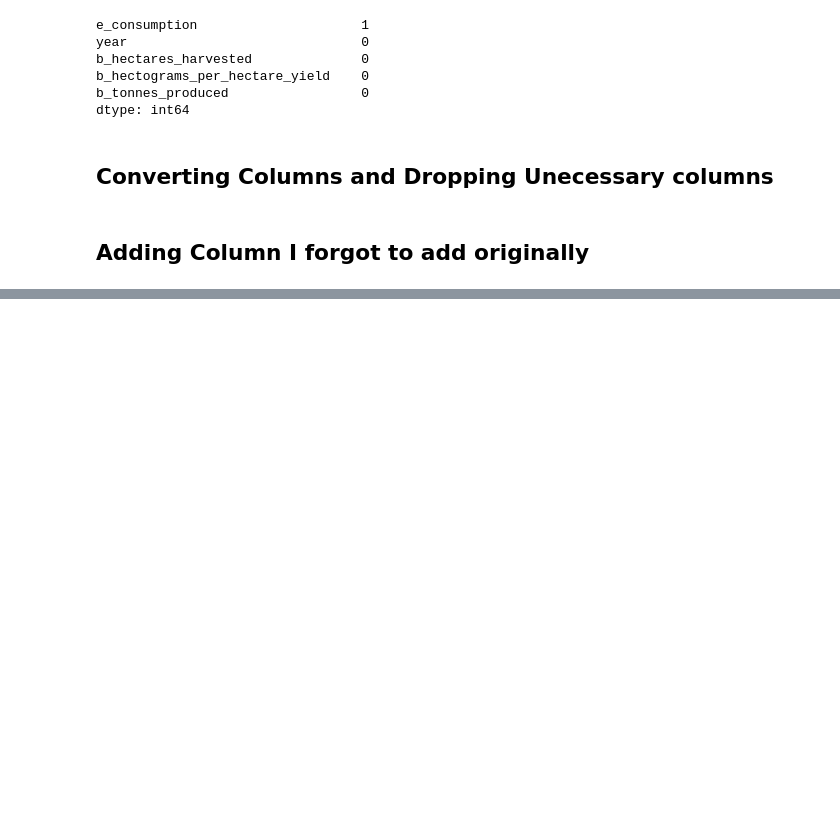
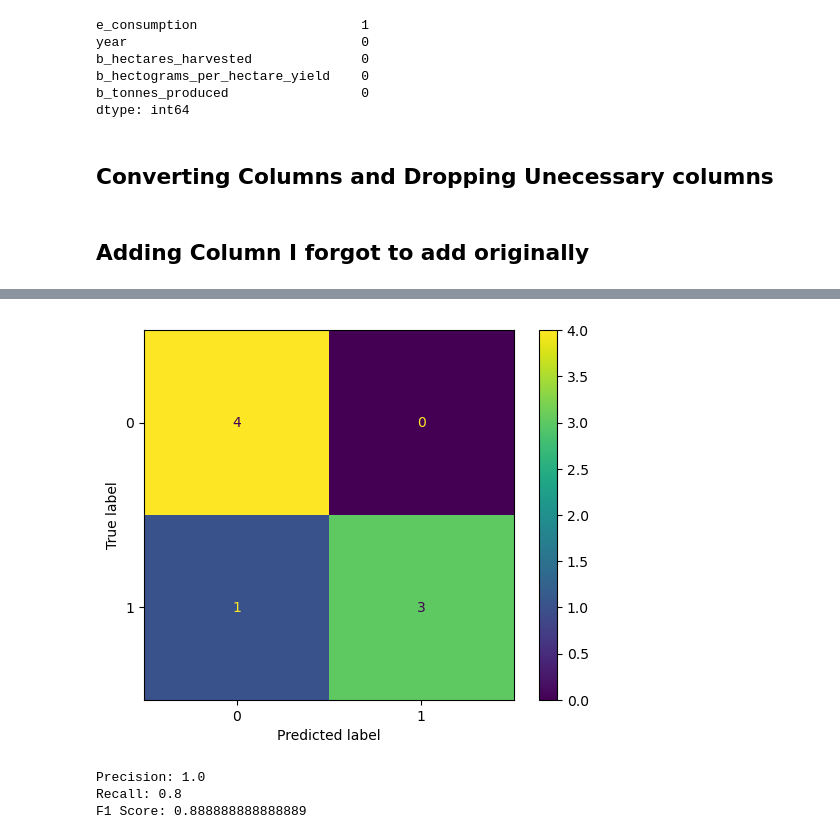
Before and after one commit to sanghyuns/Climate_Change_vs_Coffee_Production, a Jupyter notebook: capparelli.ipynb, the cells around one changed output, grey strips where cells are left out. Drawn from its saved outputs; the diff is of its cells as text; code cells hidden in the pictures; blank space fills up the shorter version.

Commit message:
9/21/22 Completed Logistic Regression Modeling

```diff
--- a/capparelli.ipynb
+++ b/capparelli.ipynb
@@ -471,0 +538,5 @@ df.to_csv('data/cleaned_merged_df.csv',index=False)
+# %%
+# will model to see if climate change and other country coffee features
+# can accurately predict whether or not the retail price of coffee will rise above or fall below the mean
+coffee_df['retail_target'] = [1 if each > coffee_df.usa_retail_price.mean() else 0
+                              for each in  coffee_df.usa_retail_price]
@@ -471,0 +577,17 @@ df.to_csv('data/cleaned_merged_df.csv',index=False)
+# %%
+# train test split
+X = coffee_df[['b_hectares_harvested','usa_retail_price',
+               'col_production_lbs','ind_avg_temp_celsius','e_temp_change']]
+y = coffee_df.year_target
+
+X_train,X_test,y_train,y_test = train_test_split(X,y,random_state=42,stratify=y)
+# %%
+# scaling data
+ss = StandardScaler()
+X_train_ss = ss.fit_transform(X_train)
+X_test_ss = ss.transform(X_test)
+# %%
+# fitting and scoring
+lreg = LogisticRegression(max_iter=500)
+lreg.fit(X_train_ss,y_train)
+lreg.score(X_train_ss,y_train),lreg.score(X_test_ss,y_test)
@@ -471,0 +616,15 @@ df.to_csv('data/cleaned_merged_df.csv',index=False)
+# %%
+ConfusionMatrixDisplay.from_estimator(lreg, X_test_ss, y_test);
+# %% [output]
+[figure, added]
+# %%
+precision = 4 / (4 + 0)
+recall = 4 / (4 + 1)
+f1 = 2*(precision*recall) / (precision+recall)
+print('Precision:', precision)
+print('Recall:', recall)
+print('F1 Score:', f1)
+# %% [output]
+Precision: 1.0
+Recall: 0.8
+F1 Score: 0.888888888888889
```
Also changed, not shown: parts of 29 cells of this notebook.
